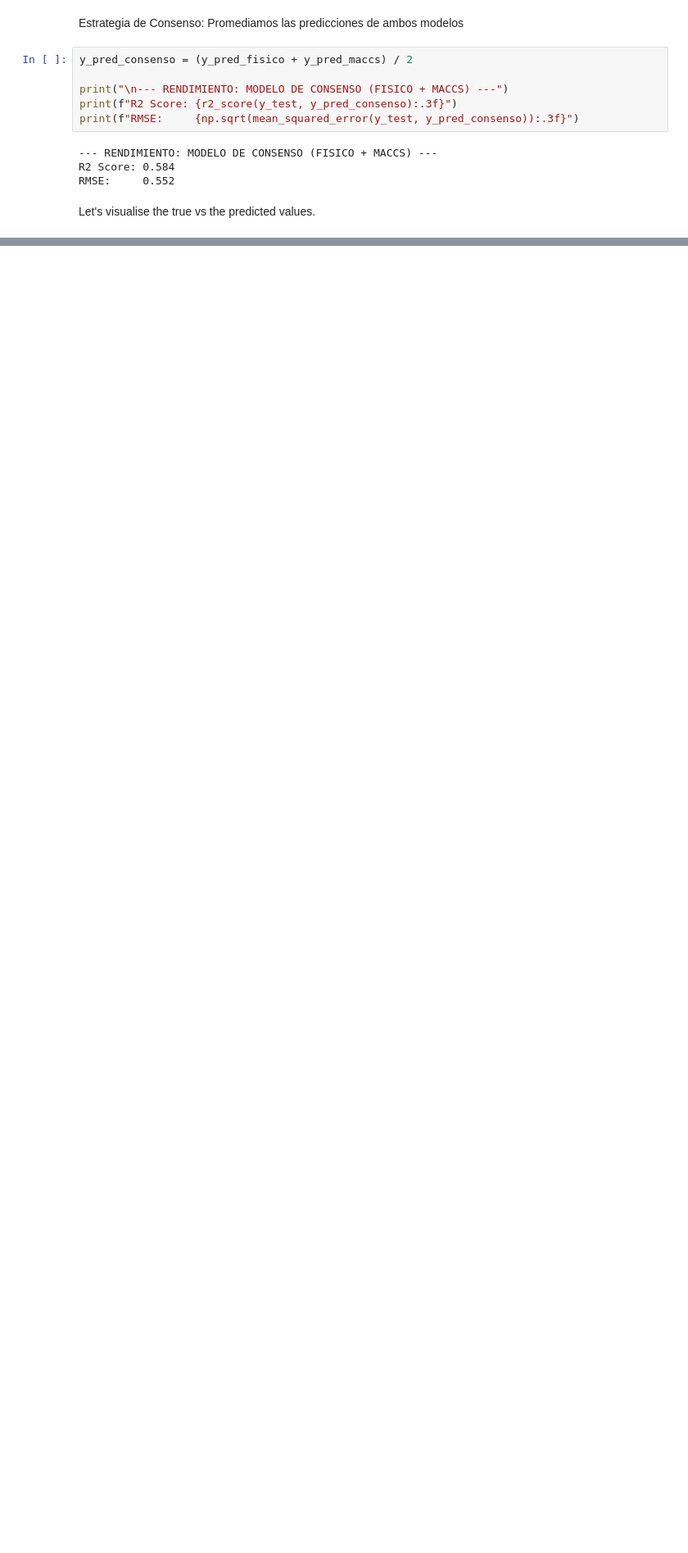
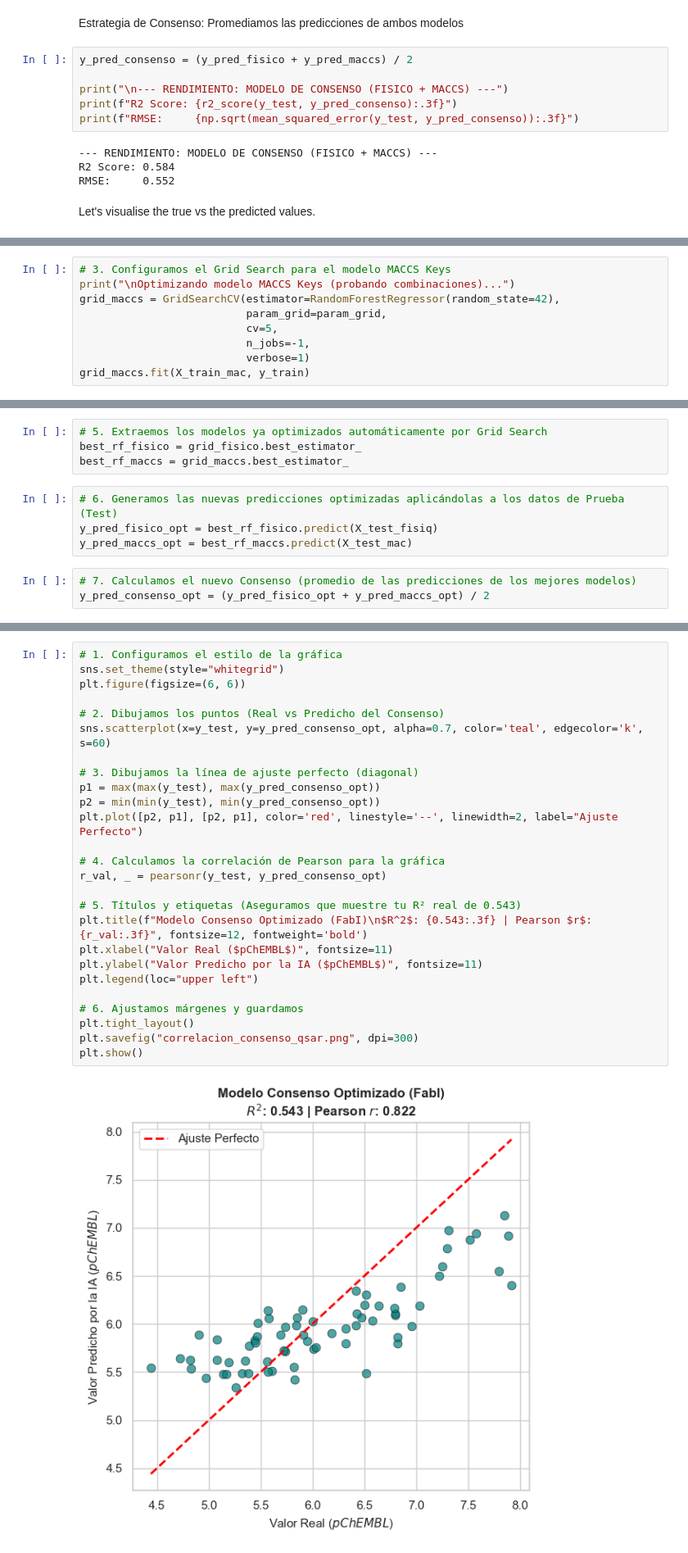
Before and after one commit to jpelaez511/TFM, a Jupyter notebook: notebook/03_Entrenamiento_Modelo.ipynb, the cells around one changed output, grey strips where cells are left out. Shown at 82% size. Cells and saved outputs as stored; diff of their text form; blank space fills up the shorter version.

Commit message:
Optimización de hiperparámetros de los modelos

```diff
--- a/notebook/03_Entrenamiento_Modelo.ipynb
+++ b/notebook/03_Entrenamiento_Modelo.ipynb
@@ -104,0 +145,9 @@ sns.scatterplot(data=pred_consenso_df, x="True", y="Predicted")
+# %%
+# 3. Configuramos el Grid Search para el modelo MACCS Keys
+print("\nOptimizando modelo MACCS Keys (probando combinaciones)...")
+grid_maccs = GridSearchCV(estimator=RandomForestRegressor(random_state=42),
+                          param_grid=param_grid,
+                          cv=5,
+                          n_jobs=-1,
+                          verbose=1)
+grid_maccs.fit(X_train_mac, y_train)
@@ -104,0 +171,11 @@ sns.scatterplot(data=pred_consenso_df, x="True", y="Predicted")
+# %%
+# 5. Extraemos los modelos ya optimizados automáticamente por Grid Search
+best_rf_fisico = grid_fisico.best_estimator_
+best_rf_maccs = grid_maccs.best_estimator_
+# %%
+# 6. Generamos las nuevas predicciones optimizadas aplicándolas a los datos de Prueba (Test)
+y_pred_fisico_opt = best_rf_fisico.predict(X_test_fisiq)
+y_pred_maccs_opt = best_rf_maccs.predict(X_test_mac)
+# %%
+# 7. Calculamos el nuevo Consenso (promedio de las predicciones de los mejores modelos)
+y_pred_consenso_opt = (y_pred_fisico_opt + y_pred_maccs_opt) / 2
@@ -104,0 +207,28 @@ sns.scatterplot(data=pred_consenso_df, x="True", y="Predicted")
+# %%
+# 1. Configuramos el estilo de la gráfica
+sns.set_theme(style="whitegrid")
+plt.figure(figsize=(6, 6))
+
+# 2. Dibujamos los puntos (Real vs Predicho del Consenso)
+sns.scatterplot(x=y_test, y=y_pred_consenso_opt, alpha=0.7, color='teal', edgecolor='k', s=60)
+
+# 3. Dibujamos la línea de ajuste perfecto (diagonal)
+p1 = max(max(y_test), max(y_pred_consenso_opt))
+p2 = min(min(y_test), min(y_pred_consenso_opt))
+plt.plot([p2, p1], [p2, p1], color='red', linestyle='--', linewidth=2, label="Ajuste Perfecto")
+
+# 4. Calculamos la correlación de Pearson para la gráfica
+r_val, _ = pearsonr(y_test, y_pred_consenso_opt)
+
+# 5. Títulos y etiquetas (Aseguramos que muestre tu R² real de 0.543)
+plt.title(f"Modelo Consenso Optimizado (FabI)\n$R^2$: {0.543:.3f} | Pearson $r$: {r_val:.3f}", fontsize=12, fontweight='bold')
+plt.xlabel("Valor Real ($pChEMBL$)", fontsize=11)
+plt.ylabel("Valor Predicho por la IA ($pChEMBL$)", fontsize=11)
+plt.legend(loc="upper left")
+
+# 6. Ajustamos márgenes y guardamos
+plt.tight_layout()
+plt.savefig("correlacion_consenso_qsar.png", dpi=300)
+plt.show()
+# %% [output]
+[figure, added]
```
Also changed, not shown: parts of 7 cells of this notebook, 1 other file.
